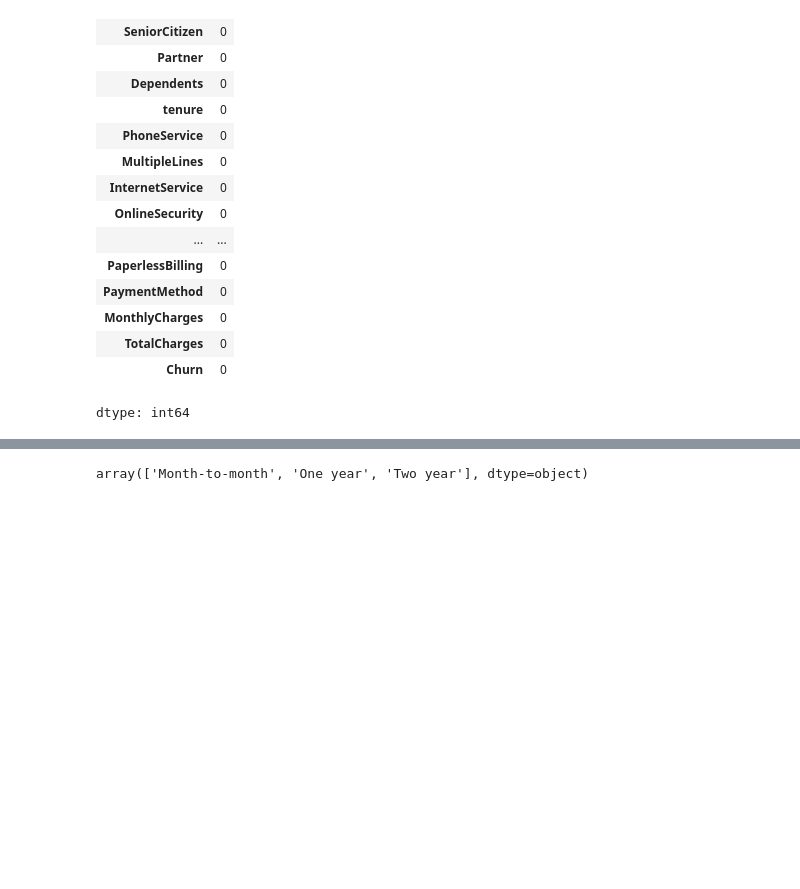
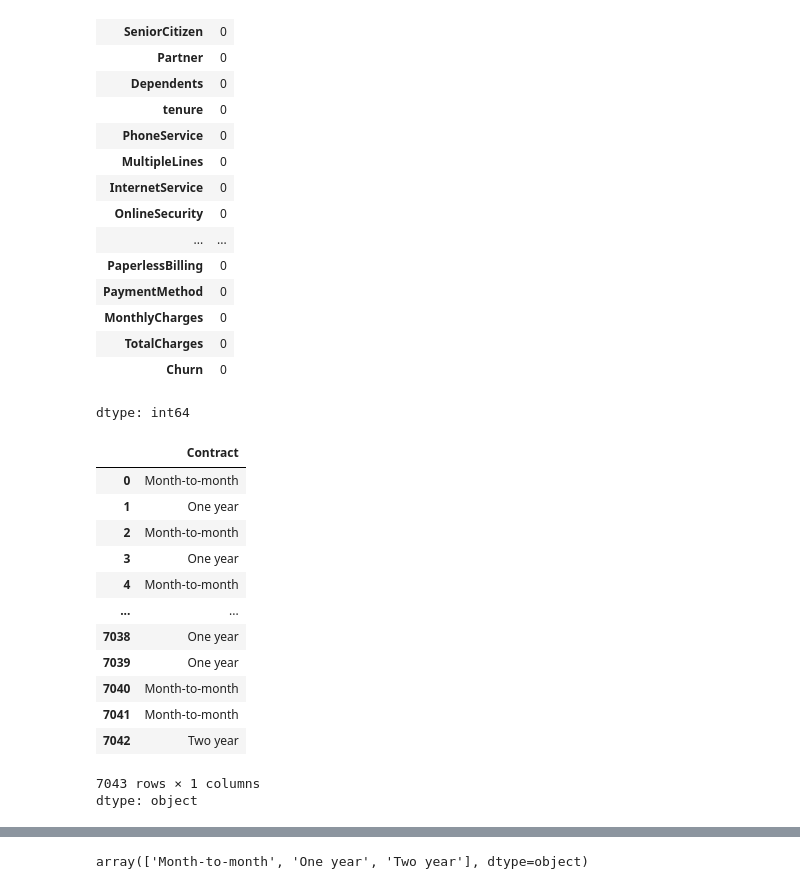
Before and after one commit to srdataml-droid/AI-diploma, a Jupyter notebook: Untitled0.ipynb, the cells around one changed output, grey strips where cells are left out. Drawn from its saved outputs; the diff is of its cells as text; code cells hidden in the pictures; blank space fills up the shorter version.

```diff
--- a/Untitled0.ipynb
+++ b/Untitled0.ipynb
@@ -90,6 +91,23 @@ tcc.isna().sum()
 dtype: int64
 # %%
 tcc = tcc.drop(columns='customerID')
+# %%
+tcc.Contract
+# %% [output]
+|  | Contract |
+| 0 | Month-to-month |
+| 1 | One year |
+| 2 | Month-to-month |
+| 3 | One year |
+| 4 | Month-to-month |
+| ... | ... |
+| 7038 | One year |
+| 7039 | One year |
+| 7040 | Month-to-month |
+| 7041 | Month-to-month |
+| 7042 | Two year |
+7043 rows × 1 columns
+dtype: object
 # %%
 tcc
 # %% [output]
```
Also changed, not shown: parts of 26 cells of this notebook.
